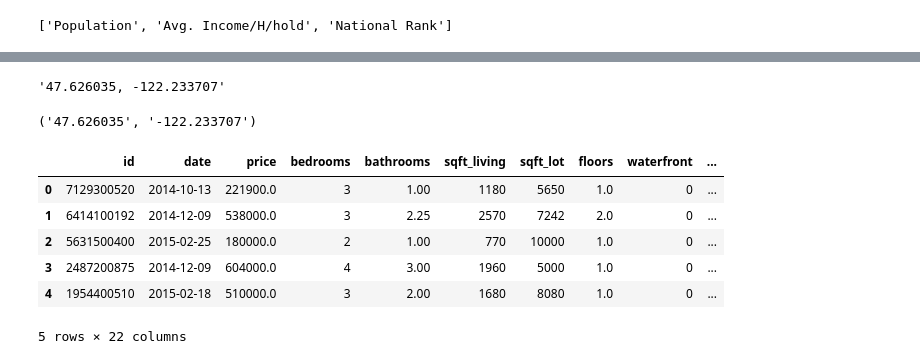
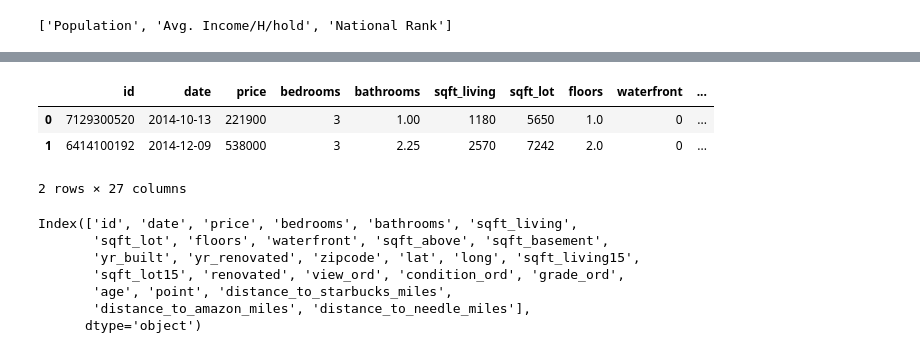
Before and after one commit to tweatherfordk/Linear-Regression-Housing-Model, a Jupyter notebook: data/income_analysis.ipynb, the cells around one changed output, grey strips where cells are left out. Drawn from its saved outputs; the diff is of its cells as text; code cells hidden in the pictures.

Commit message:
added cleaned data set

```diff
--- a/data/income_analysis.ipynb
+++ b/data/income_analysis.ipynb
@@ -65,27 +75,9 @@ avg_income
-# %%
-avg_income["Location"][0].replace("''" , "")
-# %% [output]
-'47.626035, -122.233707'
 # %%
-homes = pd.read_csv("..\\data\\king_county_cleaned.csv", usecols= ['id', 'date', 'price', 'bedrooms', 'bathrooms',
-       'sqft_living', 'sqft_lot', 'floors', 'waterfront', 'sqft_above',
-       'sqft_basement', 'yr_built', 'yr_renovated', 'lat', 'long',
-       'sqft_living15', 'sqft_lot15', 'renov_yr_clean', 'view_ord',
-       'condition_ord', 'grade_ord', 'age'])
+homes = pd.read_excel("..\\data\\king_county_home_sales.xlsx", index_col = "Unnamed: 0")
-# %%
-
-x,y = avg_income.Location[0].split()[0][:9], avg_income.Location[0].split()[1]
-
-x, y
-# %% [output]
-('47.626035', '-122.233707')
 # %%
-homes.head()
+homes.head(2)
 # %% [output]
 |  | id | date | price | bedrooms | bathrooms | sqft_living | sqft_lot | floors | waterfront | ... |
-| 0 | 7129300520 | 2014-10-13 | 221900.0 | 3 | 1.00 | 1180 | 5650 | 1.0 | 0 | ... |
-| 1 | 6414100192 | 2014-12-09 | 538000.0 | 3 | 2.25 | 2570 | 7242 | 2.0 | 0 | ... |
-| 2 | 5631500400 | 2015-02-25 | 180000.0 | 2 | 1.00 | 770 | 10000 | 1.0 | 0 | ... |
-| 3 | 2487200875 | 2014-12-09 | 604000.0 | 4 | 3.00 | 1960 | 5000 | 1.0 | 0 | ... |
-| 4 | 1954400510 | 2015-02-18 | 510000.0 | 3 | 2.00 | 1680 | 8080 | 1.0 | 0 | ... |
+| 0 | 7129300520 | 2014-10-13 | 221900 | 3 | 1.00 | 1180 | 5650 | 1.0 | 0 | ... |
+| 1 | 6414100192 | 2014-12-09 | 538000 | 3 | 2.25 | 2570 | 7242 | 2.0 | 0 | ... |
-5 rows × 22 columns
+2 rows × 27 columns
@@ -117 +84,11 @@ homes['Location'][0] = 47.5112, -122.257
+# %%
+homes.columns
+# %% [output]
+Index(['id', 'date', 'price', 'bedrooms', 'bathrooms', 'sqft_living',
+       'sqft_lot', 'floors', 'waterfront', 'sqft_above', 'sqft_basement',
+       'yr_built', 'yr_renovated', 'zipcode', 'lat', 'long', 'sqft_living15',
+       'sqft_lot15', 'renovated', 'view_ord', 'condition_ord', 'grade_ord',
+       'age', 'point', 'distance_to_starbucks_miles',
+       'distance_to_amazon_miles', 'distance_to_needle_miles'],
+      dtype='object')
 # %%
```
Also changed, not shown: parts of 30 cells of this notebook, 3 other files.
